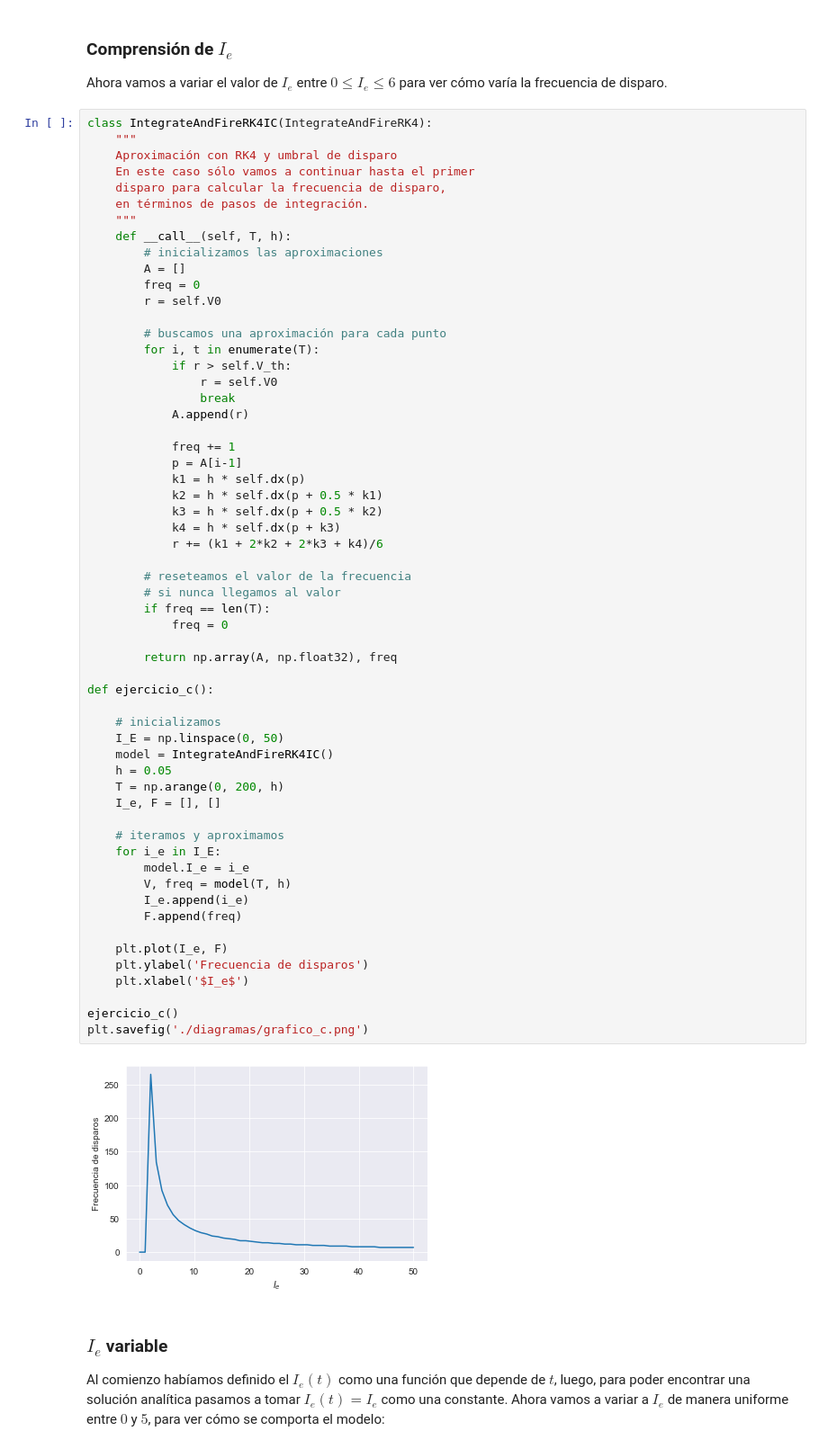
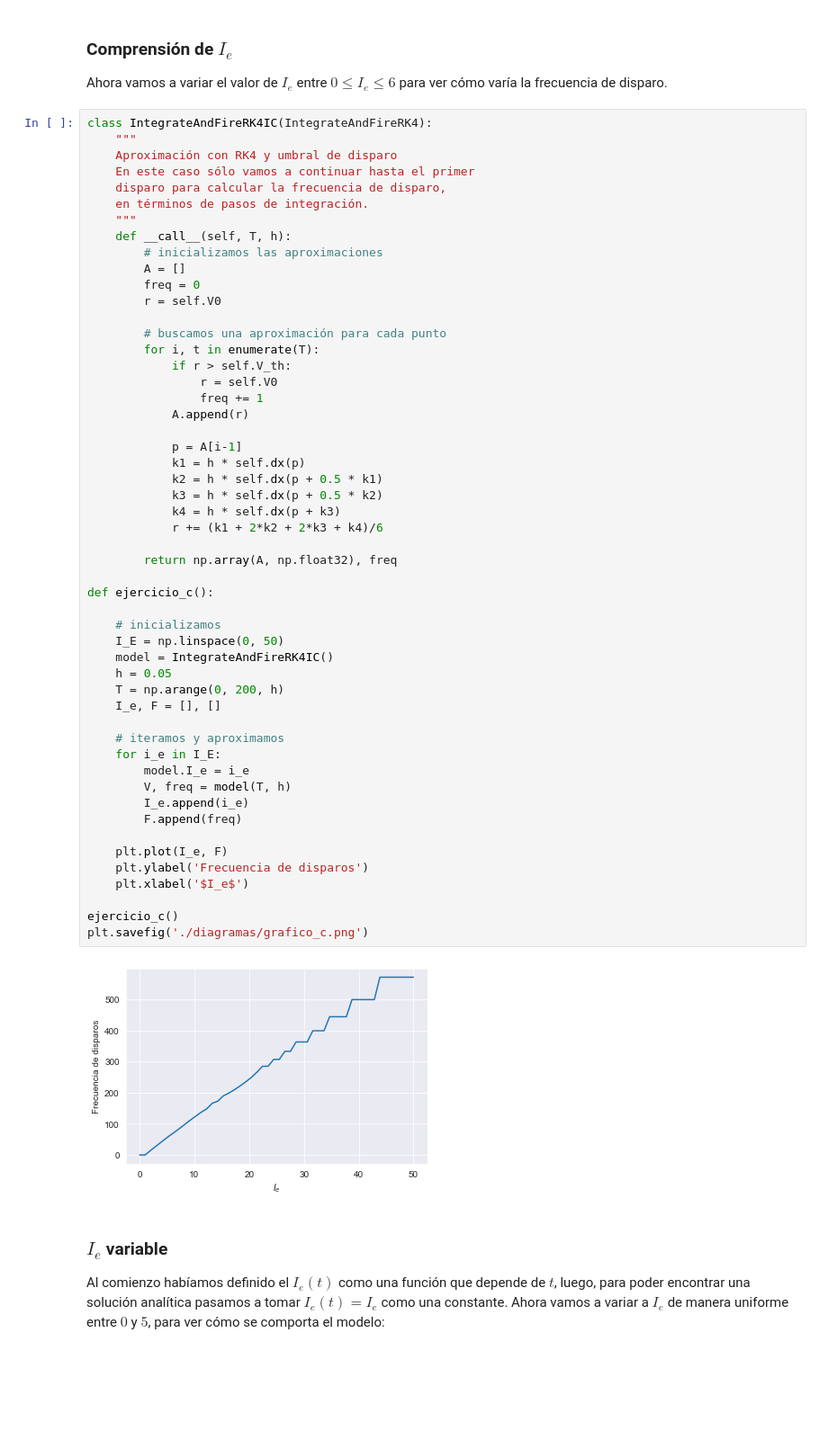
Before and after one commit to rusito-23/RedesNeuronales2020, a Jupyter notebook: TP2/TP2.ipynb, the cells around one changed output. Shown: that part at 90% size. Cells and saved outputs as stored; diff of their text form; blank space fills up the shorter version.

Commit message:
[ Fix frecuencia en TP2 ]

```diff
--- a/TP2/TP2.ipynb
+++ b/TP2/TP2.ipynb
@@ -158,48 +158,42 @@ class IntegrateAndFireRK4IC(IntegrateAndFireRK4):
         for i, t in enumerate(T):
             if r > self.V_th:
                 r = self.V0
-                break
+                freq += 1
             A.append(r)
 
-            freq += 1
             p = A[i-1]
             k1 = h * self.dx(p)
             k2 = h * self.dx(p + 0.5 * k1)
             k3 = h * self.dx(p + 0.5 * k2)
             k4 = h * self.dx(p + k3)
             r += (k1 + 2*k2 + 2*k3 + k4)/6
-
-        # reseteamos el valor de la frecuencia
-        # si nunca llegamos al valor
-        if freq == len(T):
-            freq = 0
 
         return np.array(A, np.float32), freq
 
 def ejercicio_c():
 
     # inicializamos
     I_E = np.linspace(0, 50)
     model = IntegrateAndFireRK4IC()
     h = 0.05
     T = np.arange(0, 200, h)
     I_e, F = [], []
 
     # iteramos y aproximamos
     for i_e in I_E:
         model.I_e = i_e
         V, freq = model(T, h)
         I_e.append(i_e)
         F.append(freq)
 
     plt.plot(I_e, F)
     plt.ylabel('Frecuencia de disparos')
     plt.xlabel('$I_e$')
 
 ejercicio_c()
 plt.savefig('./diagramas/grafico_c.png')
 # %% [output]
-[figure, old version]
+[figure, new version]
 # %% [markdown]
 ### $I_e$ variable
 
```
Also changed, not shown: 3 other files.
